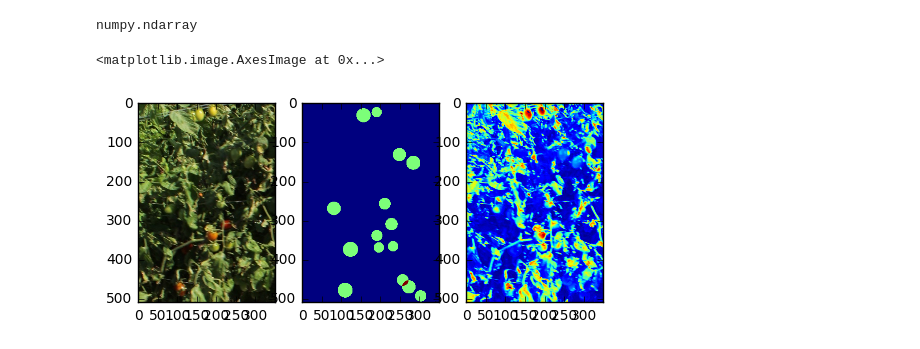
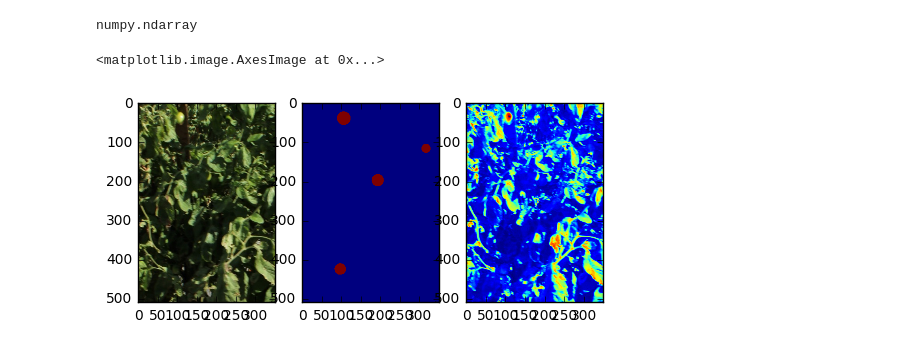
Before and after one commit to Trefo/agdss, a Jupyter notebook: AgDSS-Command-and-Control.ipynb, the cells around one changed output. Saved outputs shown, nothing was run; the diff lists cells and outputs as text; code cells hidden in the pictures.

```diff
--- a/AgDSS-Command-and-Control.ipynb
+++ b/AgDSS-Command-and-Control.ipynb
@@ -9,23 +9,23 @@ import matplotlib.pyplot as plt
 The autoreload extension is already loaded. To reload it, use:
   %reload_ext autoreload
 # %%
-parentCrop, labelMask = data.trainableImages(ImageLabel.objects.all())
+parentCrop, labelMask = data.trainingsPatchForLabel(ImageLabel.objects.last())
 # %%
 type(parentCrop)
 # %% [output]
 numpy.ndarray
 # %%
 plt.subplot(1,3,1)
-plt.imshow(parentCropImg)
+plt.imshow(parentCrop)
 plt.subplot(1,3,2)
 plt.imshow(labelMask)
 plt.subplot(1,3,3)
 plt.imshow(parentCrop)
 plt.hold
 plt.imshow(labelMask*10+parentCrop[:,:,0])
 # %% [output]
 <matplotlib.image.AxesImage at 0x...>
-[figure, old version]
+[figure, new version]
 # %%
 import numpy as np
 # %%
```
Also changed, not shown: 1 other file.
